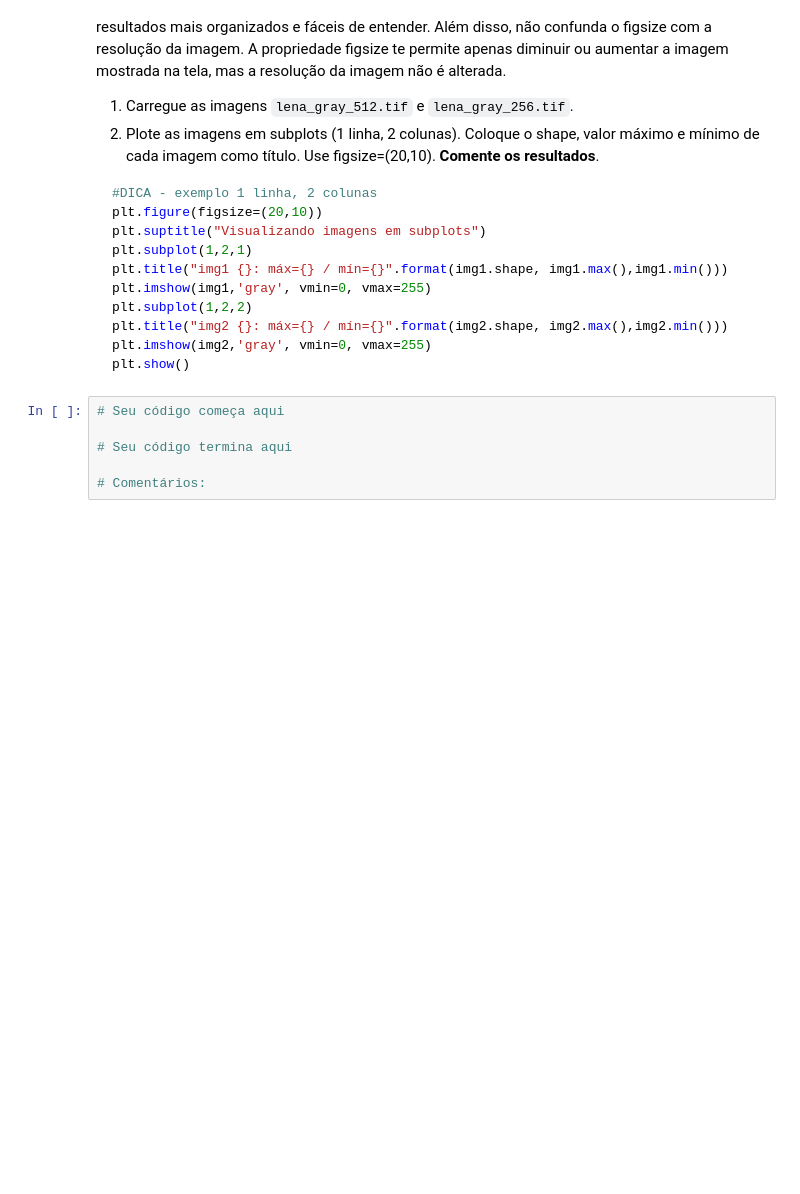
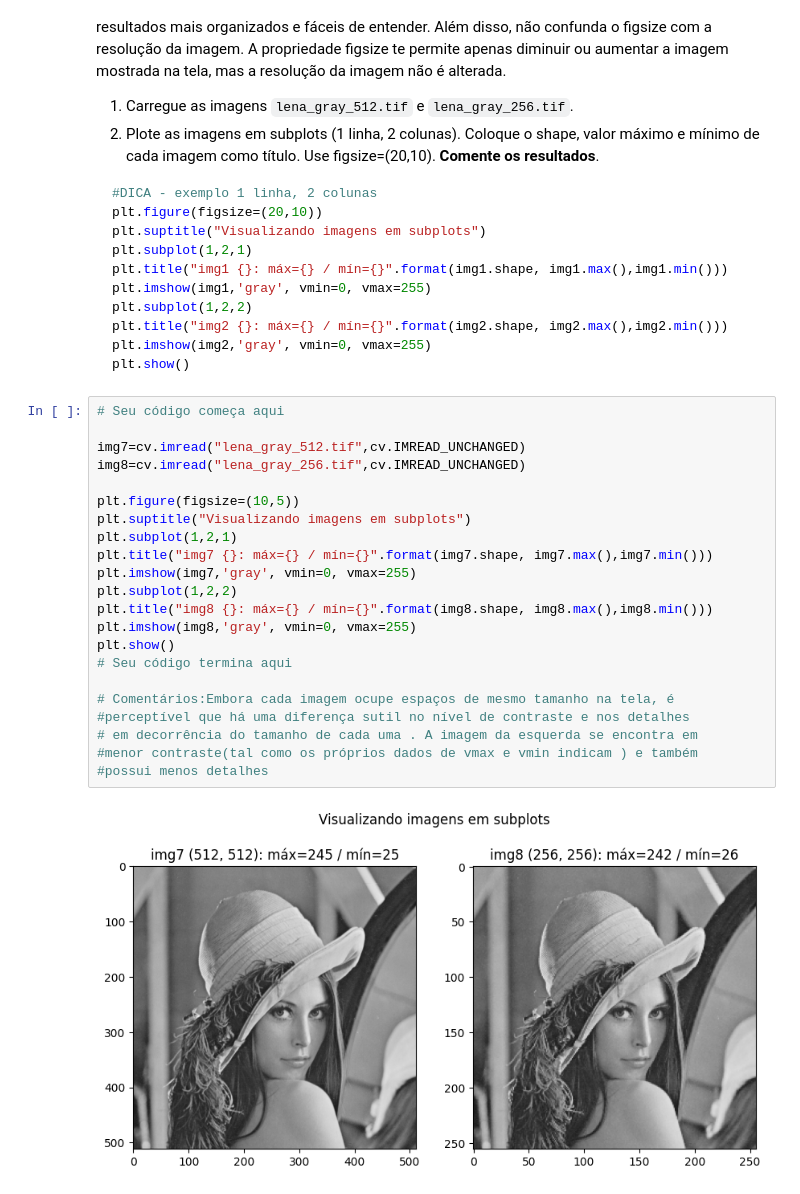
Before and after one commit to joaof-hub/listas_sel0449, a Jupyter notebook: praticas/Lista_de_Exercicio_1.ipynb, the cells around one changed output. Cells and saved outputs as stored; diff of their text form; blank space fills up the shorter version.

````diff
--- a/praticas/Lista_de_Exercicio_1.ipynb
+++ b/praticas/Lista_de_Exercicio_1.ipynb
@@ -623,9 +666,27 @@ plt.title("img2 {}: máx={} / mín={}".format(img2.shape, img2.max(),img2.min())
 plt.imshow(img2,'gray', vmin=0, vmax=255)
 plt.show()
 ```
-# %%
-# Seu código começa aqui
-
-# Seu código termina aqui
-
-# Comentários:
+# %%
+# Seu código começa aqui
+
+img7=cv.imread("lena_gray_512.tif",cv.IMREAD_UNCHANGED)
+img8=cv.imread("lena_gray_256.tif",cv.IMREAD_UNCHANGED)
+
+plt.figure(figsize=(10,5))
+plt.suptitle("Visualizando imagens em subplots")
+plt.subplot(1,2,1)
+plt.title("img7 {}: máx={} / mín={}".format(img7.shape, img7.max(),img7.min()))
+plt.imshow(img7,'gray', vmin=0, vmax=255)
+plt.subplot(1,2,2)
+plt.title("img8 {}: máx={} / mín={}".format(img8.shape, img8.max(),img8.min()))
+plt.imshow(img8,'gray', vmin=0, vmax=255)
+plt.show()
+# Seu código termina aqui
+
+# Comentários:Embora cada imagem ocupe espaços de mesmo tamanho na tela, é
+#perceptível que há uma diferença sutil no nível de contraste e nos detalhes
+# em decorrência do tamanho de cada uma . A imagem da esquerda se encontra em
+#menor contraste(tal como os próprios dados de vmax e vmin indicam ) e também
+#possui menos detalhes
+# %% [output]
+[figure, added]
````
Also changed, not shown: parts of 4 cells of this notebook.
